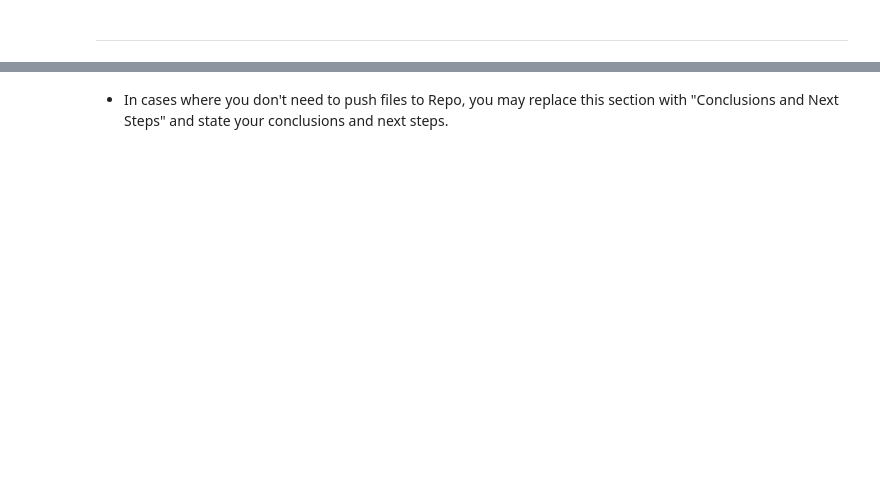
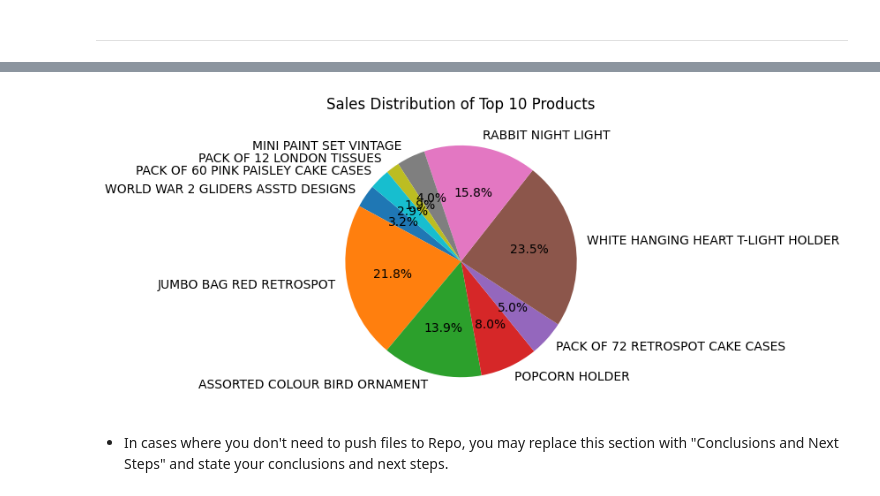
Before and after one commit to tanzilachand/project_tc, a Jupyter notebook: jupyter_notebooks/data_visualisation.ipynb, the cells around one changed output, grey strips where cells are left out. Drawn from its saved outputs; the diff is of its cells as text; code cells hidden in the pictures; blank space fills up the shorter version.

```diff
--- a/jupyter_notebooks/data_visualisation.ipynb
+++ b/jupyter_notebooks/data_visualisation.ipynb
@@ -289,2 +289,9 @@ Passing `palette` without assigning `hue` is deprecated and will be removed in v
 # %% [markdown]
 ---
+# %%
+# Group by product description
+product_sales = df.groupby('Description').agg({'Quantity': 'sum', 'Sales': 'sum'}).reset_index()
+
+# Sort and select top 10 products
+top_products = product_sales.sort_values(by='Quantity', ascending=False).head(10)
+top_products
@@ -291,3 +310,14 @@ Passing `palette` without assigning `hue` is deprecated and will be removed in v
+# %%
+
+
+# Pie chart of sales for top 10 products
+plt.figure(figsize=(8, 8))
+plt.pie(top_products['Sales'], labels=top_products['Description'], autopct='%1.1f%%', startangle=140)
+plt.title('Sales Distribution of Top 10 Products')
+plt.tight_layout()
+plt.show()
+# %% [output]
+[figure, added]
 # %% [markdown]
 * In cases where you don't need to push files to Repo, you may replace this section with "Conclusions and Next Steps" and state your conclusions and next steps.
 # %%
```
Also changed, not shown: parts of 2 cells of this notebook.
